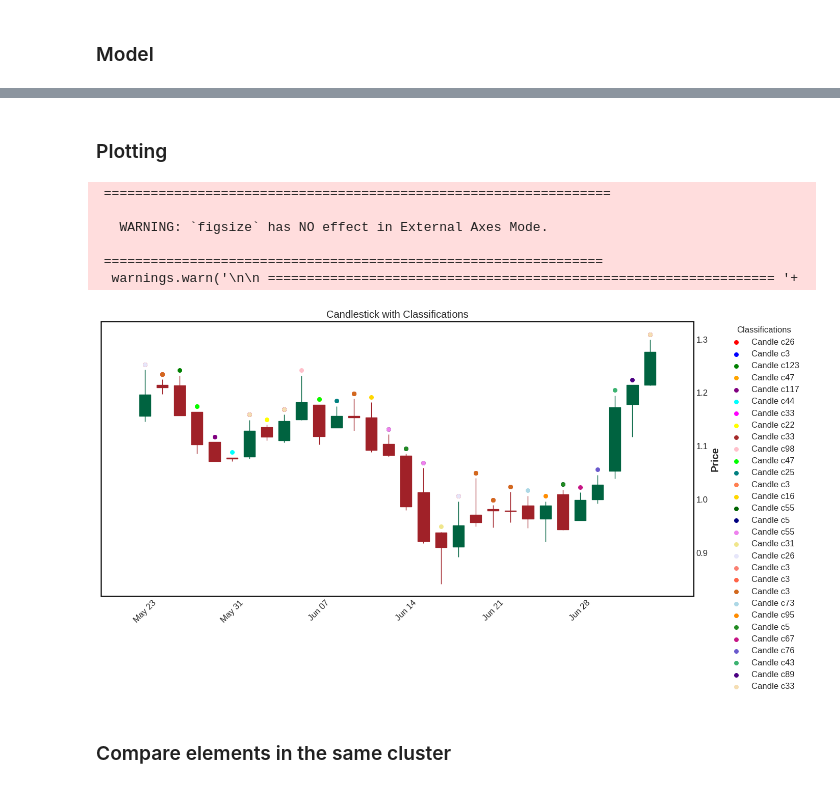
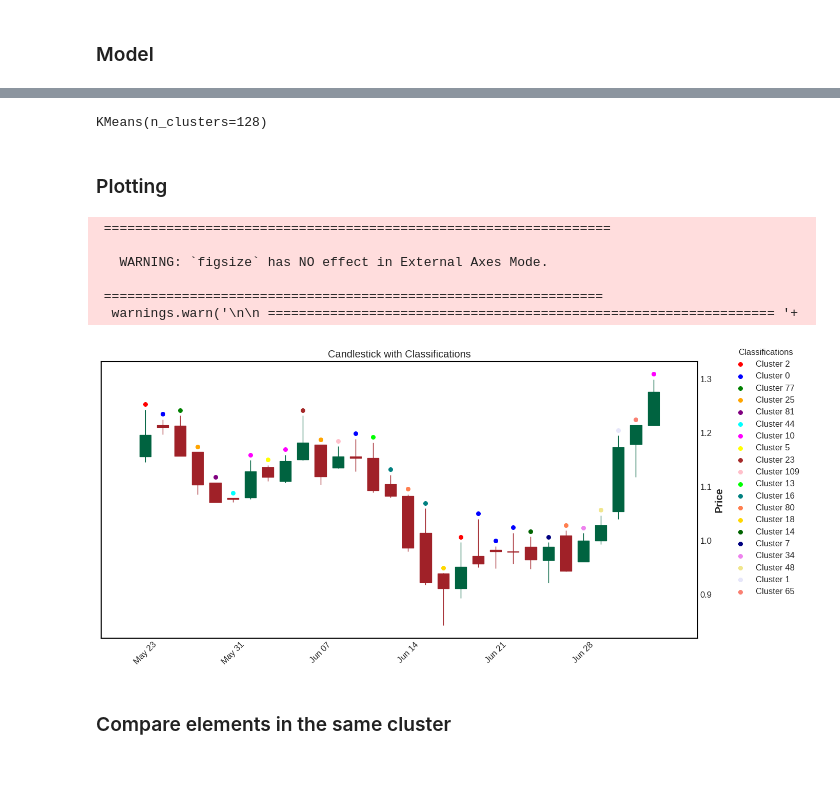
Before and after one commit to julianaAuzier/Candlesticks-Clustering, a Jupyter notebook: Challenge_3.ipynb, the cells around one changed output, grey strips where cells are left out. Drawn from its saved outputs; the diff is of its cells as text; code cells hidden in the pictures.

```diff
--- a/Challenge_3.ipynb
+++ b/Challenge_3.ipynb
@@ -128,6 +126,6 @@ plt.show()
 # %%
-scaler = StandardScaler() #MinMaxScaler()
-data_scaled = scaler.fit_transform(data_new)#.iloc[:,:8])
+scaler = MinMaxScaler() #StandardScaler()
+data_scaled = scaler.fit_transform(data_new)
 data_scaled = pd.DataFrame(data_scaled, columns=data_new.columns)
 data_scaled.head(10)
 # %% [output]
@@ -170,74 +161,58 @@ KMeans(n_clusters=128)
+# %%
+cl = KMeans(n_cl)
+cl.fit(data_scaled)
+# %% [output]
+KMeans(n_clusters=128)
 # %%
 data_new.set_index(data['Date'], inplace=True)
 data_new['label'] = cl.labels_
 # %% [markdown]
 ### Plotting
 # %%
-cmap = plt.get_cmap('turbo', n_cl)
-#colors = cmap(np.linspace(0, 1, n_cl))
+import numpy as np
+import mplfinance as mpf
+import matplotlib.pyplot as plt
+
+# Defina uma lista de cores com pelo menos n_cl cores diferentes
 colors = [
-    'red',
-    'blue',
-    'green',
-    'orange',
-    'purple',
-    'cyan',
-    'magenta',
-    'yellow',
-    'brown',
-    'pink',
-    'lime',
-    'teal',
-    'coral',
-    'gold',
-    'darkgreen',
-    'navy',
-    'violet',
-    'khaki',
-    'lavender',
-    'salmon',
-    'tomato',
-    'chocolate',
-    'lightblue',
-    'darkorange',
-    'forestgreen',
-    'mediumvioletred',
-    'slateblue',
-    'mediumseagreen',
-    'indigo',
-    'wheat',
+    'red', 'blue', 'green', 'orange', 'purple', 'cyan', 'magenta', 'yellow',
+    'brown', 'pink', 'lime', 'teal', 'coral', 'gold', 'darkgreen', 'navy',
+    'violet', 'khaki', 'lavender', 'salmon', 'tomato', 'chocolate', 'lightblue',
+    'darkorange', 'forestgreen', 'mediumvioletred', 'slateblue', 'mediumseagreen',
+    'indigo', 'wheat', 'gray'
 ]
 
-
 n = 30
-classifications = [f'c{k}' for k in data_new['label'].head(n)]
+classifications = data_new['label'].head(n).unique()  # Obter classificações únicas
 plots = []
 
 fig = mpf.figure(figsize=(15, 7))
-ax = fig.add_subplot(1,1,1, title='Candlestick with Classifications', )
+ax = fig.add_subplot(1, 1, 1, title='Candlestick with Classifications')
 
-for cl, co in zip(classifications, colors):
-  #position
-  c_ = np.where(np.array(classifications) == cl, data_new['High'].head(n) +.01, np.nan)
+# Iterar sobre classificações únicas e cores
+for cl, co in zip(classifications, colors[:len(classifications)]):
+    # posição
+    c_ = np.where(data_new['label'].head(n) == cl, data_new['High'].head(n) + .01, np.nan)
 
-  scatter = mpf.make_addplot(c_, type='scatter', markersize=30, marker='o', color=co, label=f'Candle {cl}', ax=ax)
-  plots.append(scatter)
+    scatter = mpf.make_addplot(c_, type='scatter', markersize=30, marker='o', color=co, label=f'Cluster {cl}', ax=ax)
+    plots.append(scatter)
 
-mpf.plot(data_new.iloc[:,:4].head(n), type='candle',
+mpf.plot(data_new.iloc[:, :4].head(n), type='candle',
          addplot=plots, style='charles',
          figsize=(15, 7),
          ax=ax)
+
 ax.set_facecolor('white')
-ax.legend(loc='center left', bbox_to_anchor=(1.045, 0.32), title='Classifications')
+ax.legend(loc='center left', bbox_to_anchor=(1.045, 0.6), title='Classifications')
 mpf.show()
 # %% [output]
  =================================================================
 
    WARNING: `figsize` has NO effect in External Axes Mode.
 
  ================================================================
   warnings.warn('\n\n ================================================================= '+
-[figure, old version]
+[figure, new version]
 # %% [markdown]
 ### Compare elements in the same cluster
 # %%
```
Also changed, not shown: parts of 6 cells of this notebook.
